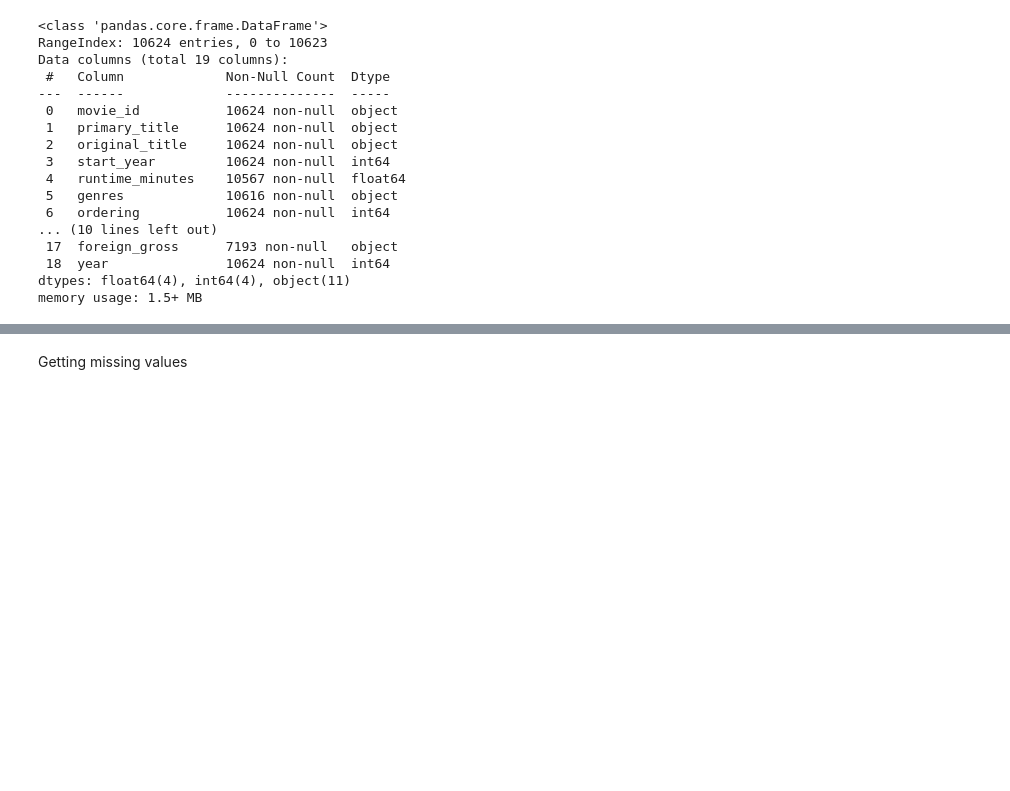
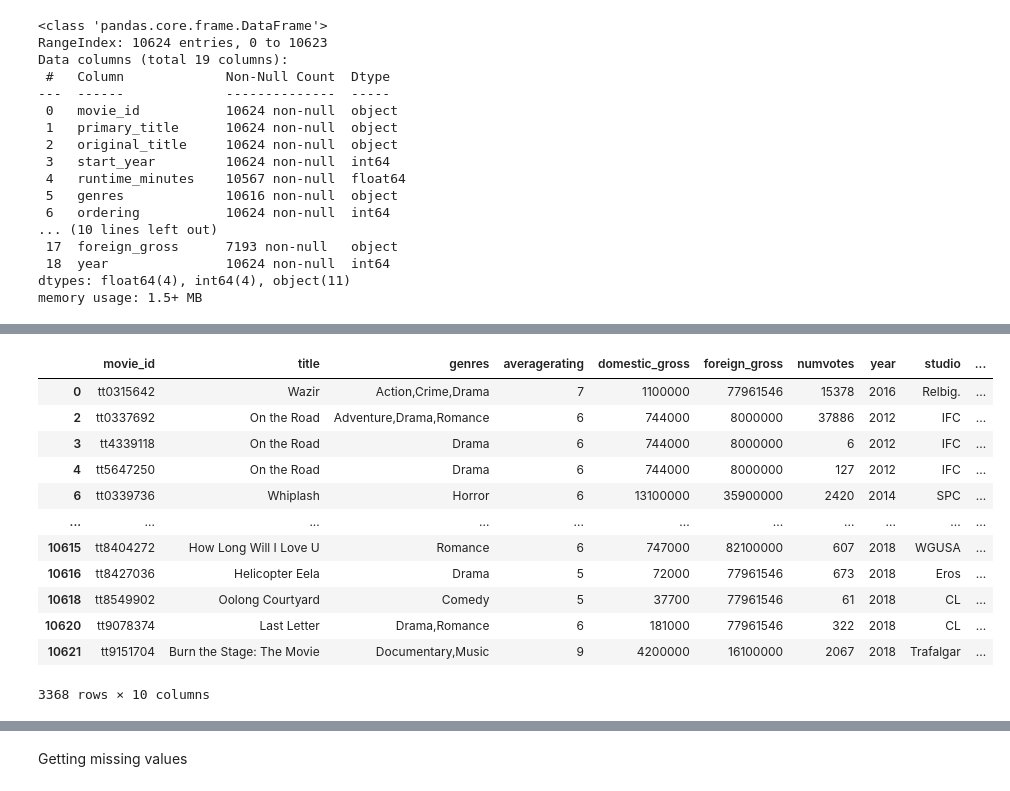
Before and after one commit to NgenziNevilleMativo/Phase-1-Project, a Jupyter notebook: dsc-phase1-project-template NEV.ipynb, the cells around one changed output, grey strips where cells are left out. Cells and saved outputs as stored; diff of their text form; code cells hidden in the pictures; blank space fills up the shorter version.

```diff
--- a/dsc-phase1-project-template NEV.ipynb
+++ b/dsc-phase1-project-template NEV.ipynb
@@ -157 +246,8 @@ movies_df
 10624 rows × 9 columns
+# %%
+# Remove duplicates based on all columns
+movies_df_nodup = movies_df.drop_duplicates()
+
+# If you want to remove duplicates based on specific columns, you can do:
+movies_df_nodup = movies_df.drop_duplicates(subset=['movie_id', 'title'])
+movies_df_nodup
@@ -157,0 +285,16 @@ movies_df
+# %%
+# 'missing_values_per_column' is the count of missing values for each column
+missing_values_per_column = movies_df_nodup.isnull().sum()
+
+# Create an explicit copy of the DataFrame
+movies_df_nodup_copy = movies_df_nodup.copy()
+
+# 'foreign_gross' and 'domestic_gross' are converted to numeric and NaN values are filled with mean
+movies_df_nodup_copy['foreign_gross'] = pd.to_numeric(movies_df_nodup_copy['foreign_gross'], errors='coerce')
+movies_df_nodup_copy['domestic_gross'] = pd.to_numeric(movies_df_nodup_copy['domestic_gross'], errors='coerce')
+movies_df_nodup_copy['domestic_gross'].fillna(movies_df_nodup_copy['domestic_gross'].mean(), inplace=True)
+movies_df_nodup_copy['foreign_gross'].fillna(movies_df_nodup_copy['foreign_gross'].mean(), inplace=True)
+
+# Display missing values after the changes
+missing_values_per_column = movies_df_nodup_copy.isnull().sum()
+print(missing_values_per_column)
@@ -157,0 +312,20 @@ movies_df
+# %%
+# 'total_gross' is a new column for total gross, calculated as the sum of 'domestic_gross' and 'foreign_gross'
+movies_df_nodup_copy['total_gross'] = movies_df_nodup_copy['domestic_gross'] + movies_df_nodup_copy['foreign_gross']
+movies_df_nodup_copy['total_gross'] = movies_df_nodup_copy['total_gross'].astype('int')
+
+movies_df_nodup_copy
+# %% [output]
+|  | movie_id | title | genres | averagerating | domestic_gross | foreign_gross | numvotes | year | studio | ... |
+| 0 | tt0315642 | Wazir | Action,Crime,Drama | 7 | 1100000 | 77961546 | 15378 | 2016 | Relbig. | ... |
+| 2 | tt0337692 | On the Road | Adventure,Drama,Romance | 6 | 744000 | 8000000 | 37886 | 2012 | IFC | ... |
+| 3 | tt4339118 | On the Road | Drama | 6 | 744000 | 8000000 | 6 | 2012 | IFC | ... |
+| 4 | tt5647250 | On the Road | Drama | 6 | 744000 | 8000000 | 127 | 2012 | IFC | ... |
+| 6 | tt0339736 | Whiplash | Horror | 6 | 13100000 | 35900000 | 2420 | 2014 | SPC | ... |
+| ... | ... | ... | ... | ... | ... | ... | ... | ... | ... | ... |
+| 10615 | tt8404272 | How Long Will I Love U | Romance | 6 | 747000 | 82100000 | 607 | 2018 | WGUSA | ... |
+| 10616 | tt8427036 | Helicopter Eela | Drama | 5 | 72000 | 77961546 | 673 | 2018 | Eros | ... |
+| 10618 | tt8549902 | Oolong Courtyard | Comedy | 5 | 37700 | 77961546 | 61 | 2018 | CL | ... |
+| 10620 | tt9078374 | Last Letter | Drama,Romance | 6 | 181000 | 77961546 | 322 | 2018 | CL | ... |
+| 10621 | tt9151704 | Burn the Stage: The Movie | Documentary,Music | 9 | 4200000 | 16100000 | 2067 | 2018 | Trafalgar | ... |
+3368 rows × 10 columns
```
Also changed, not shown: parts of 27 cells of this notebook.
